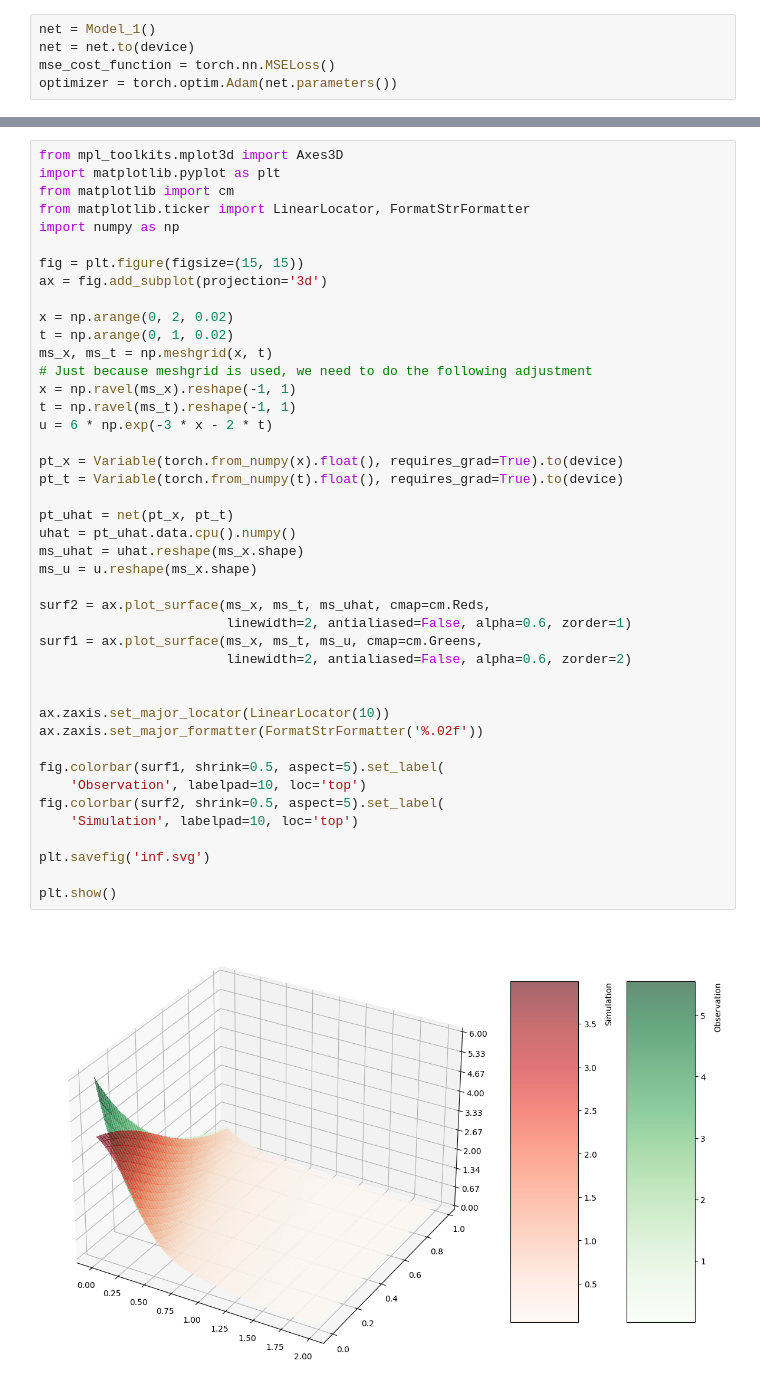
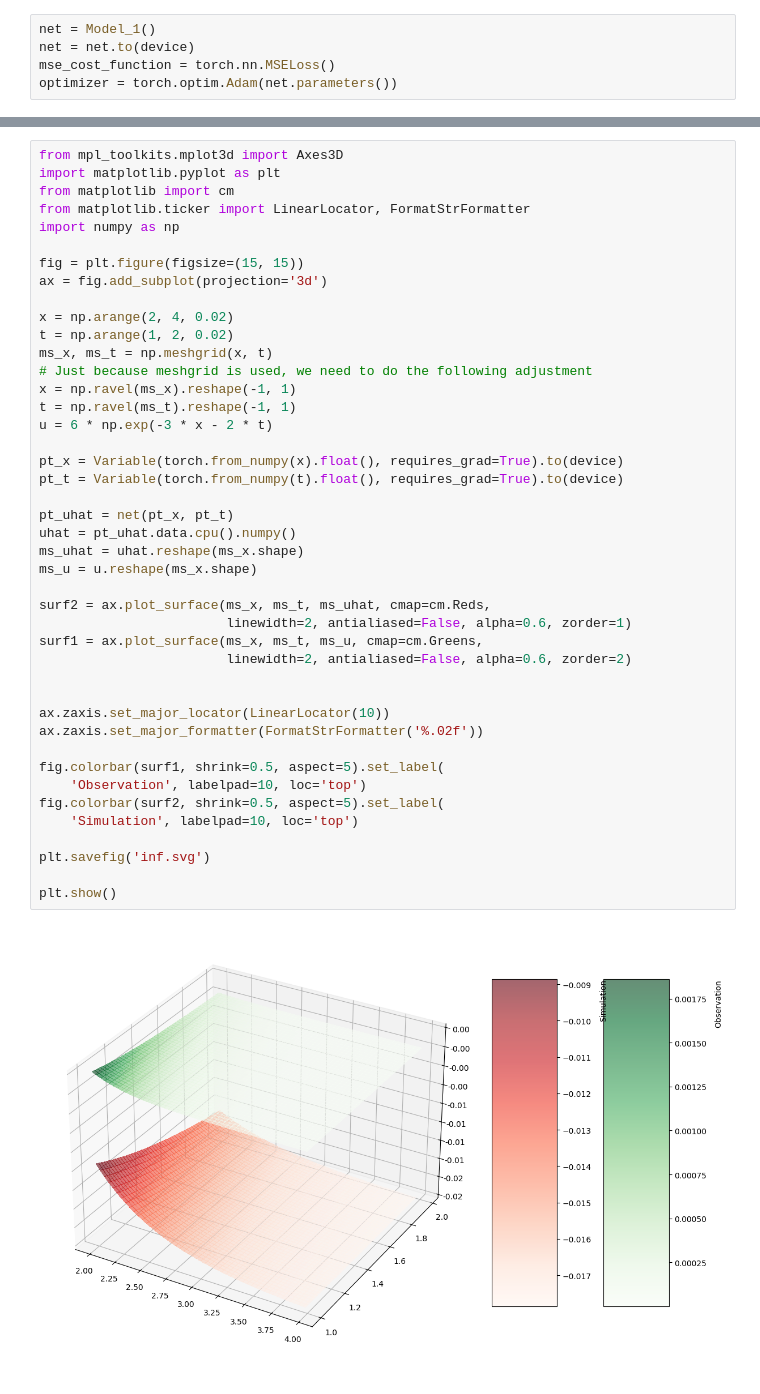
Before and after one commit to rezmansouri/sun-sim, a Jupyter notebook: notebooks/week_1/heat_equation.ipynb, the cells around one changed output, grey strips where cells are left out. Drawn from its saved outputs; the diff is of its cells as text.

```diff
--- a/notebooks/week_1/heat_equation.ipynb
+++ b/notebooks/week_1/heat_equation.ipynb
@@ -131,38 +142,38 @@ import numpy as np
 fig = plt.figure(figsize=(15, 15))
 ax = fig.add_subplot(projection='3d')
 
-x = np.arange(0, 2, 0.02)
-t = np.arange(0, 1, 0.02)
+x = np.arange(2, 4, 0.02)
+t = np.arange(1, 2, 0.02)
 ms_x, ms_t = np.meshgrid(x, t)
 # Just because meshgrid is used, we need to do the following adjustment
 x = np.ravel(ms_x).reshape(-1, 1)
 t = np.ravel(ms_t).reshape(-1, 1)
 u = 6 * np.exp(-3 * x - 2 * t)
 
 pt_x = Variable(torch.from_numpy(x).float(), requires_grad=True).to(device)
 pt_t = Variable(torch.from_numpy(t).float(), requires_grad=True).to(device)
 
 pt_uhat = net(pt_x, pt_t)
 uhat = pt_uhat.data.cpu().numpy()
 ms_uhat = uhat.reshape(ms_x.shape)
 ms_u = u.reshape(ms_x.shape)
 
 surf2 = ax.plot_surface(ms_x, ms_t, ms_uhat, cmap=cm.Reds,
                         linewidth=2, antialiased=False, alpha=0.6, zorder=1)
 surf1 = ax.plot_surface(ms_x, ms_t, ms_u, cmap=cm.Greens,
                         linewidth=2, antialiased=False, alpha=0.6, zorder=2)
 
 
 ax.zaxis.set_major_locator(LinearLocator(10))
 ax.zaxis.set_major_formatter(FormatStrFormatter('%.02f'))
 
 fig.colorbar(surf1, shrink=0.5, aspect=5).set_label(
     'Observation', labelpad=10, loc='top')
 fig.colorbar(surf2, shrink=0.5, aspect=5).set_label(
     'Simulation', labelpad=10, loc='top')
 
 plt.savefig('inf.svg')
 
 plt.show()
 # %% [output]
-[figure, old version]
+[figure, new version]
```
Also changed, not shown: parts of 15 cells of this notebook, 3 other files.
